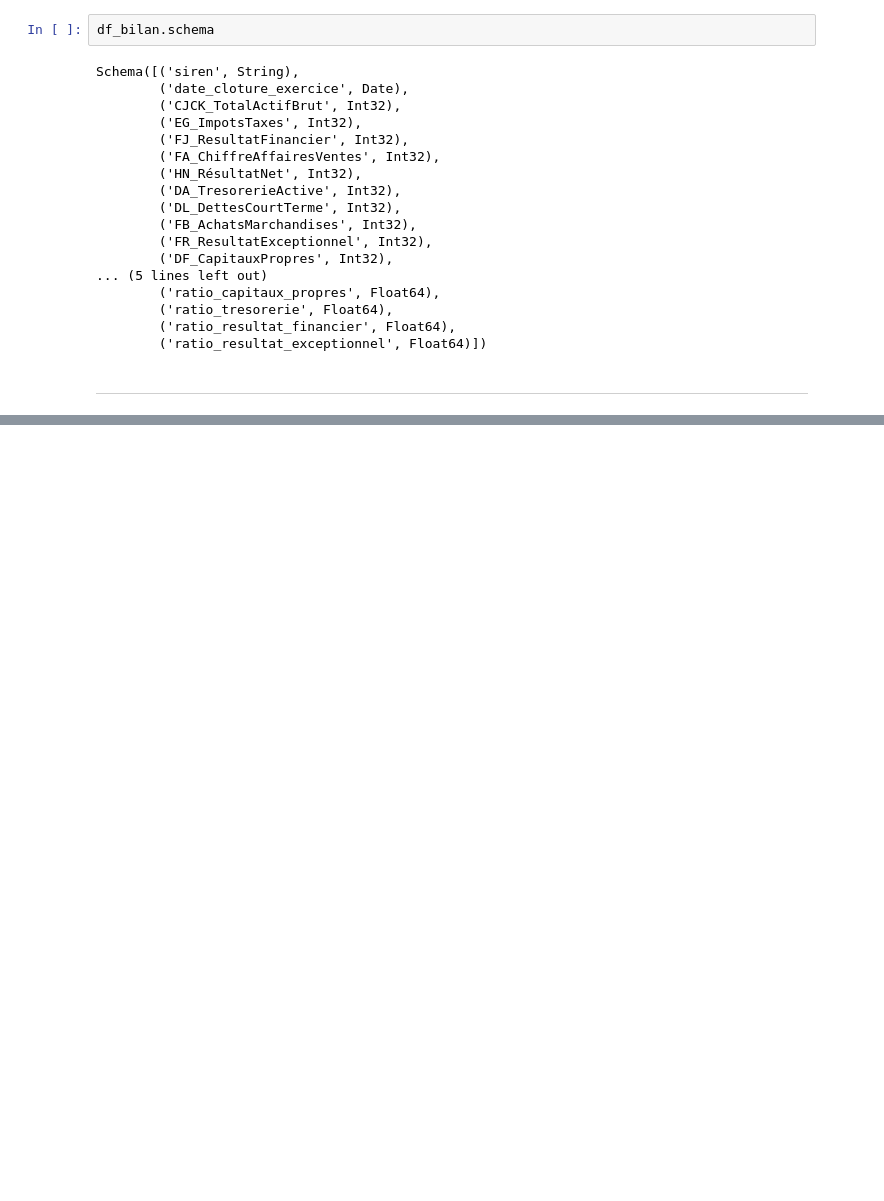
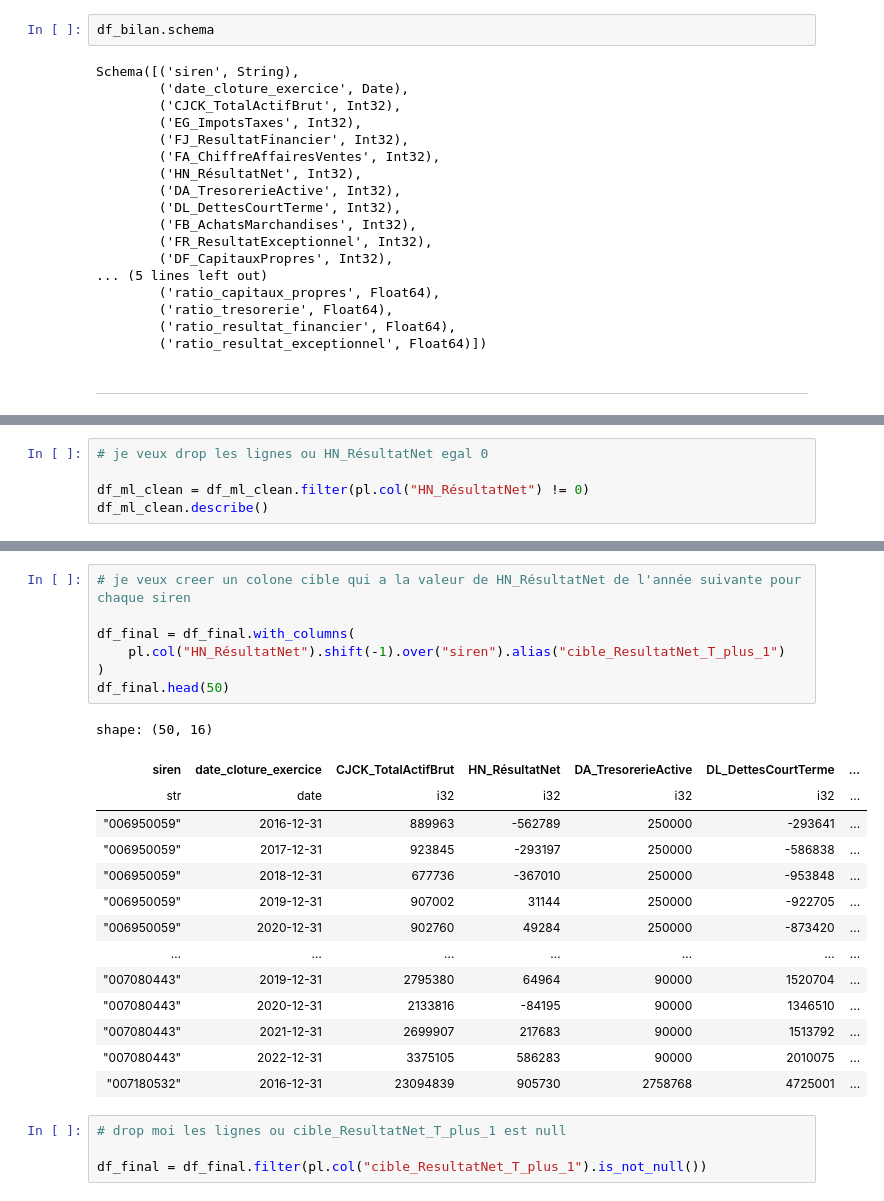
Before and after one commit to ugozchi/AS_Supervised_Learning, a Jupyter notebook: Notebooks/00_Sandbox.ipynb, the cells around one changed output, grey strips where cells are left out. Saved outputs shown, nothing was run; the diff lists cells and outputs as text; blank space fills up the shorter version.

Commit message:
modification db pour ML

```diff
--- a/Notebooks/00_Sandbox.ipynb
+++ b/Notebooks/00_Sandbox.ipynb
@@ -764,0 +796,5 @@ shape: (9, 31)
+# %%
+# je veux drop les lignes ou HN_RésultatNet egal 0
+
+df_ml_clean = df_ml_clean.filter(pl.col("HN_RésultatNet") != 0)
+df_ml_clean.describe()
@@ -784,0 +969,26 @@ Schema([('siren', String),
+# %%
+# je veux creer un colone cible qui a la valeur de HN_RésultatNet de l'année suivante pour chaque siren
+
+df_final = df_final.with_columns(
+    pl.col("HN_RésultatNet").shift(-1).over("siren").alias("cible_ResultatNet_T_plus_1")
+)
+df_final.head(50)
+# %% [output]
+shape: (50, 16)
+| siren | date_cloture_exercice | CJCK_TotalActifBrut | HN_RésultatNet | DA_TresorerieActive | DL_DettesCourtTerme | ... |
+| str | date | i32 | i32 | i32 | i32 | ... |
+| "006950059" | 2016-12-31 | 889963 | -562789 | 250000 | -293641 | ... |
+| "006950059" | 2017-12-31 | 923845 | -293197 | 250000 | -586838 | ... |
+| "006950059" | 2018-12-31 | 677736 | -367010 | 250000 | -953848 | ... |
+| "006950059" | 2019-12-31 | 907002 | 31144 | 250000 | -922705 | ... |
+| "006950059" | 2020-12-31 | 902760 | 49284 | 250000 | -873420 | ... |
+| … | … | … | … | … | … | ... |
+| "007080443" | 2019-12-31 | 2795380 | 64964 | 90000 | 1520704 | ... |
+| "007080443" | 2020-12-31 | 2133816 | -84195 | 90000 | 1346510 | ... |
+| "007080443" | 2021-12-31 | 2699907 | 217683 | 90000 | 1513792 | ... |
+| "007080443" | 2022-12-31 | 3375105 | 586283 | 90000 | 2010075 | ... |
+| "007180532" | 2016-12-31 | 23094839 | 905730 | 2758768 | 4725001 | ... |
+# %%
+# drop moi les lignes ou cible_ResultatNet_T_plus_1 est null
+
+df_final = df_final.filter(pl.col("cible_ResultatNet_T_plus_1").is_not_null())
```
Also changed, not shown: parts of 21 cells of this notebook, 3 other files.
